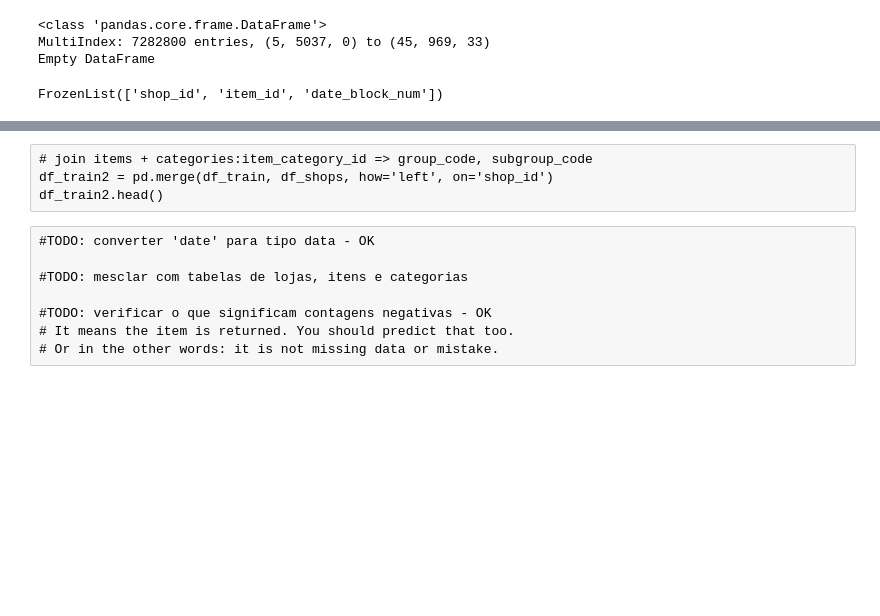
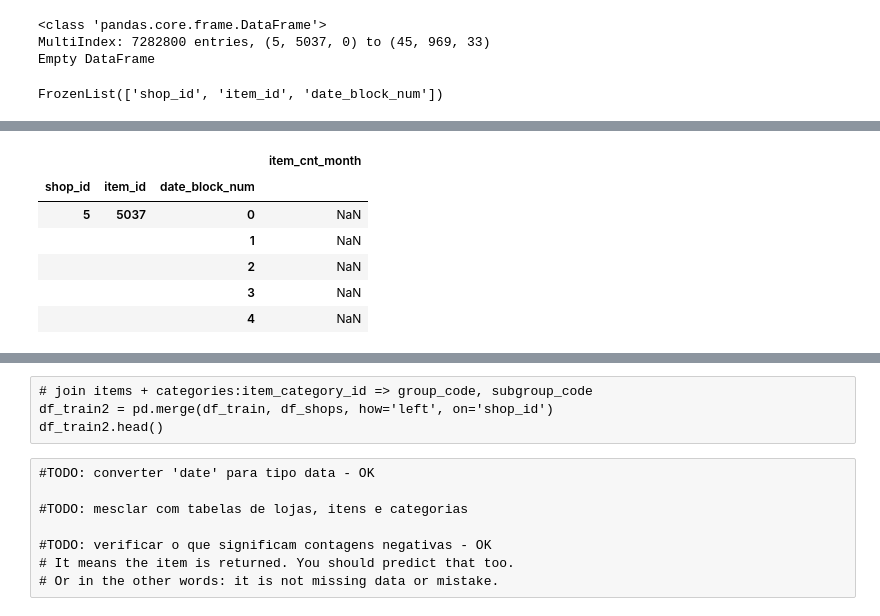
Before and after one commit to hjort/ai-labs, a Jupyter notebook: jupyter/sales-russia/Predict Future Sales in Russia - Hjort.ipynb, the cells around one changed output, grey strips where cells are left out. Cells and saved outputs as stored; diff of their text form; code cells hidden in the pictures; blank space fills up the shorter version.

```diff
--- a/jupyter/sales-russia/Predict Future Sales in Russia - Hjort.ipynb
+++ b/jupyter/sales-russia/Predict Future Sales in Russia - Hjort.ipynb
@@ -644,7 +654,15 @@ FrozenList(['date_block_num', 'shop_id', 'item_id'])
 # %%
-df_train2 = pd.merge(df_zeroed, #.reset_index(),
-                     df_sumitems[df_zeroed.index], #.reset_index(),
-                     how='right', on=['date_block_num', 'shop_id', 'item_id'])
+df_train2 = pd.merge(df_zeroed,
+                     df_sumitems,
+                     how='left', left_index=True, right_index=True)
 df_train2.head()
+# %% [output]
+|  |  |  | item_cnt_month |
+| shop_id | item_id | date_block_num |  |
+| 5 | 5037 | 0 | NaN |
+|  |  | 1 | NaN |
+|  |  | 2 | NaN |
+|  |  | 3 | NaN |
+|  |  | 4 | NaN |
 # %%
 df_train2.info()
```
Also changed, not shown: parts of 28 cells of this notebook.
